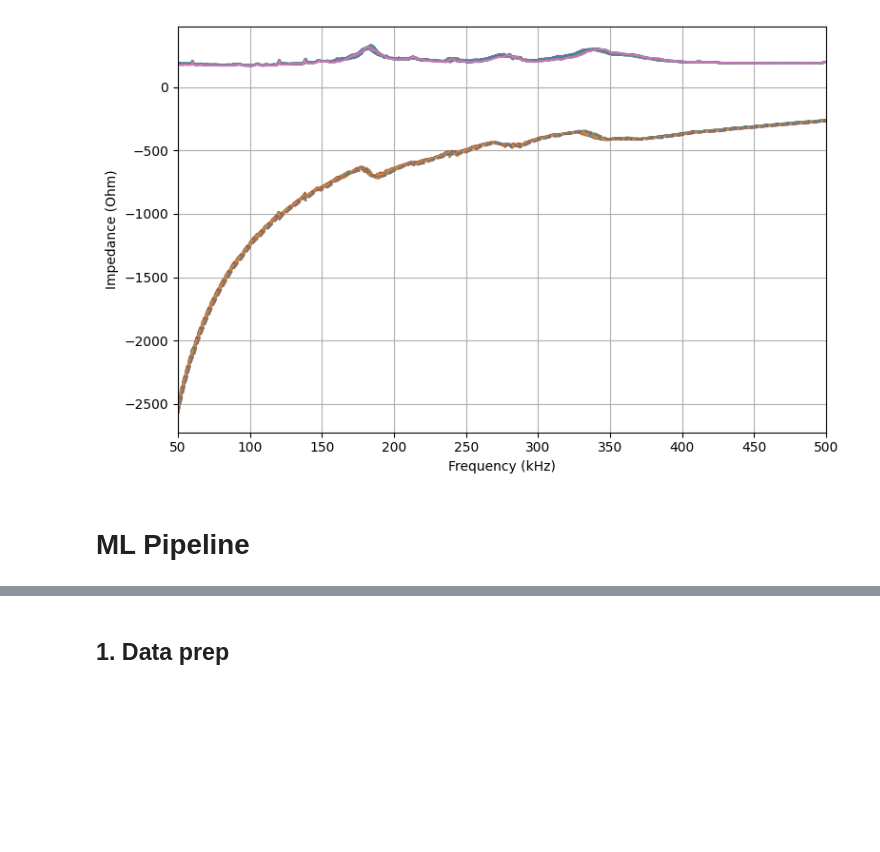
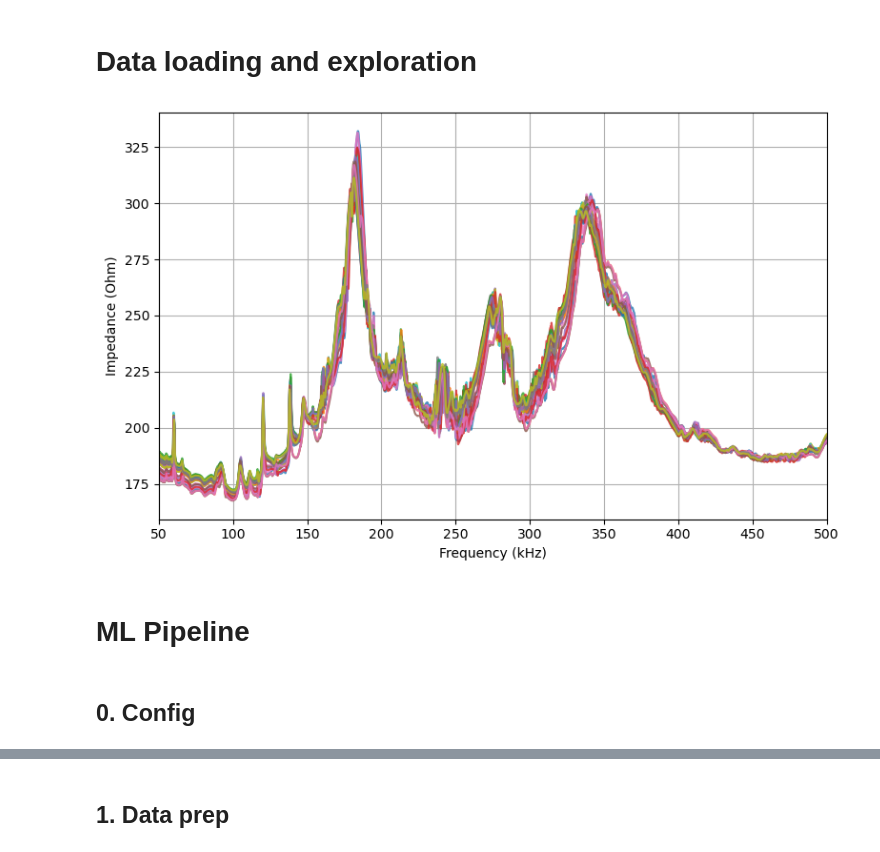
Before and after one commit to MKD-software/ML_Dmg_Mehdi_Dataset, a Jupyter notebook: plot_explore_data.ipynb, the cells around one changed output, grey strips where cells are left out. Drawn from its saved outputs; the diff is of its cells as text; code cells hidden in the pictures; blank space fills up the shorter version.

```diff
--- a/plot_explore_data.ipynb
+++ b/plot_explore_data.ipynb
@@ -1,9 +1,18 @@
+# %% [markdown]
+# Data loading and exploration
 # %%
+import optuna
+import torch
 import os
 import re
-import numpy as np
 import scipy.io as sio
 from glob import glob
+import matplotlib
+matplotlib.use('Agg')
+import matplotlib.pyplot as plt
+
+import numpy as np
+from torch.utils.data import Dataset, DataLoader
 
 def load_one(file_path, V_rms):
     if not os.path.exists(file_path):
@@ -37,12 +46,6 @@ def load_one(file_path, V_rms):
     X = np.array(s.x, dtype=float)
     Y = np.array(s.y, dtype=float)
 
-    # Filter finite values in frequency range
-    # mask = np.isfinite(f) & np.isfinite(X) & np.isfinite(Y)
-    # f, X, Y = f[mask], X[mask], Y[mask]
-    # mask = (f >= F_MIN) & (f <= F_MAX)
-    # f, X, Y = f[mask], X[mask], Y[mask]
-
     # Complex current and impedance
     I = X + 1j * Y
     I_mag = np.abs(I)
@@ -71,7 +74,7 @@ def load_one(file_path, V_rms):
     }
 
 # Example usage
-data_dir = r"C:\Users\adres\OneDrive - Aarhus universitet\Thesis\Datasets\Mehdi_Dataset\Datafolder"
+data_dir = r"Datafolder"
 files = glob(os.path.join(data_dir, "*.mat"))
 
 datasets = [
@@ -79,23 +82,23 @@ datasets = [
     for f in files
 ]
 # %%
-import matplotlib.pyplot as plt
-
 plt.figure(figsize=(8, 5))
 for d in datasets:
     label = f"{d['temperature_C']}°C, {d['weight_g']:.2f}g"
     plt.plot(d["f"] / 1000, d["R"], label=f"R - {label}", alpha=0.8)
-    plt.plot(d["f"] / 1000, d["Xc"], linestyle="--", label=f"Xc - {label}", alpha=0.8)
+    #plt.plot(d["f"] / 1000, d["Xc"], linestyle="--", label=f"Xc - {label}", alpha=0.8)
 
 plt.xlim(50, 500)
 #plt.xlim(150, 200)
 plt.xlabel("Frequency (kHz)")
 plt.ylabel("Impedance (Ohm)")
 #plt.legend(fontsize=8)
 plt.grid(True)
 plt.tight_layout()
 plt.show()
 # %% [output]
-[figure, old version]
+[figure, new version]
 # %% [markdown]
 # ML Pipeline
+# %% [markdown]
+## 0. Config
```
Also changed, not shown: parts of 9 cells of this notebook, 5 other files.
